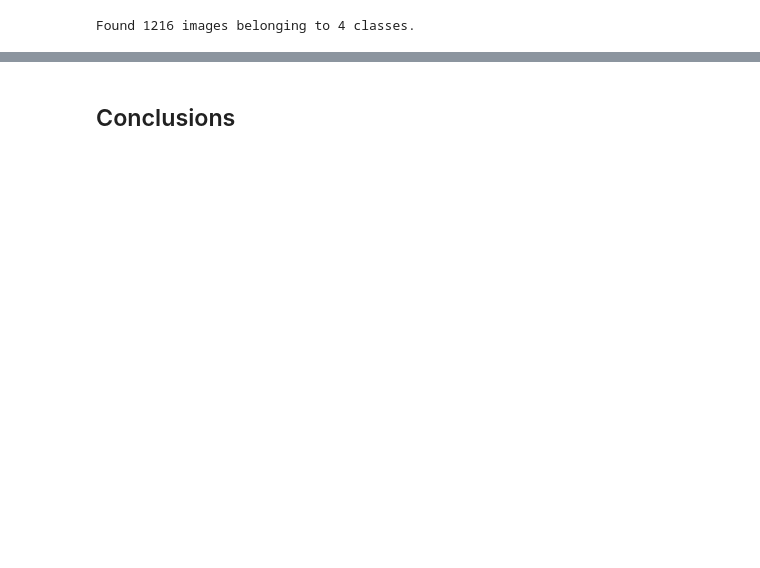
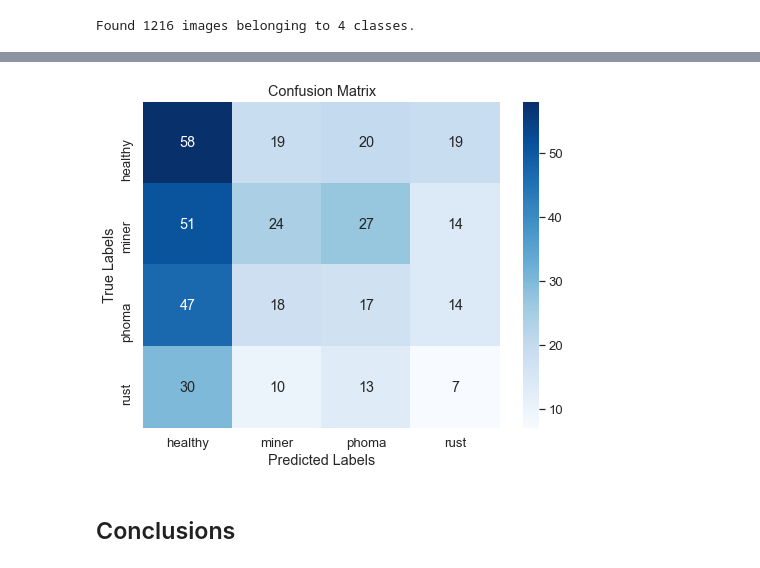
Before and after one commit to e-jager/coffee_leaf, a Jupyter notebook: Coffee_Final_Notebook.ipynb, the cells around one changed output, grey strips where cells are left out. Saved outputs shown, nothing was run; the diff lists cells and outputs as text; code cells hidden in the pictures; blank space fills up the shorter version.

```diff
--- a/Final_Notebook.ipynb
+++ b/Coffee_Final_Notebook.ipynb
@@ -978,0 +1188,4 @@ Epoch 50/50
+# %%
+# Loading saved final model
+from tensorflow.keras.models import load_model
+vg_final_model = load_model('models/vg_model.h5')
@@ -978,0 +1255,6 @@ Epoch 50/50
+# %%
+# Getting predictions for the test images based on the VGG16 model
+vg_predictions = vg_final_model.predict(test_generator)
+# %%
+# Labeling the test images
+vg_predicted_labels = np.argmax(vg_predictions, axis=1)
@@ -979,2 +1310,23 @@ Epoch 50/50
+# %%
+#Final confusion matrix for VGG16 model
+final_cm = confusion_matrix(test_labels_final, vg_predicted_labels)
+# %%
+# 4 classes of images
+cats = ['healthy', 'miner', 'phoma', 'rust']
+
+# Plot
+plt.figure(figsize=(8, 6))
+sns.set(font_scale=1.2)  # Adjust the font size for better readability
+
+# Create a heatmap for confusion matrix
+sns.heatmap(final_cm, annot=True, fmt='g', cmap='Blues',
+            xticklabels=cats, yticklabels=cats)
+
+plt.xlabel('Predicted Labels')
+plt.ylabel('True Labels')
+plt.title('Confusion Matrix')
+plt.show()
+# %% [output]
+[figure, added]
 # %% [markdown]
 ## Conclusions
```
Also changed, not shown: parts of 77 cells of this notebook, 3 other files.
